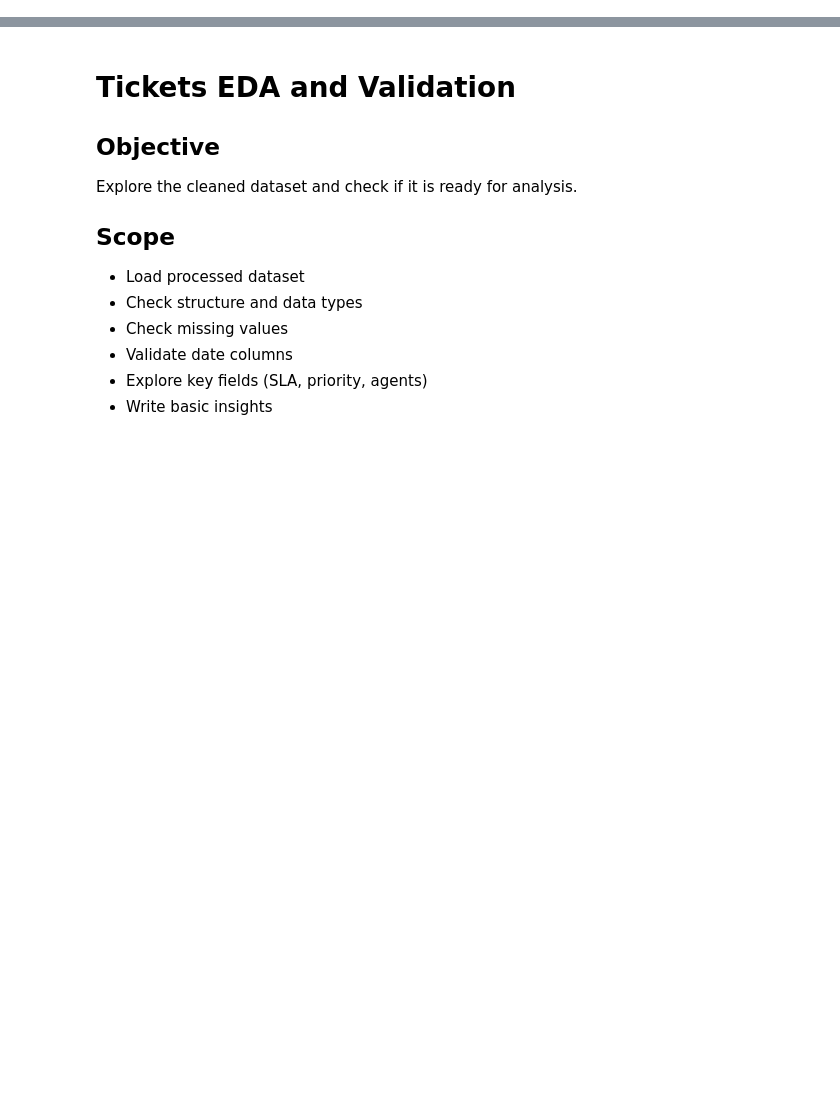
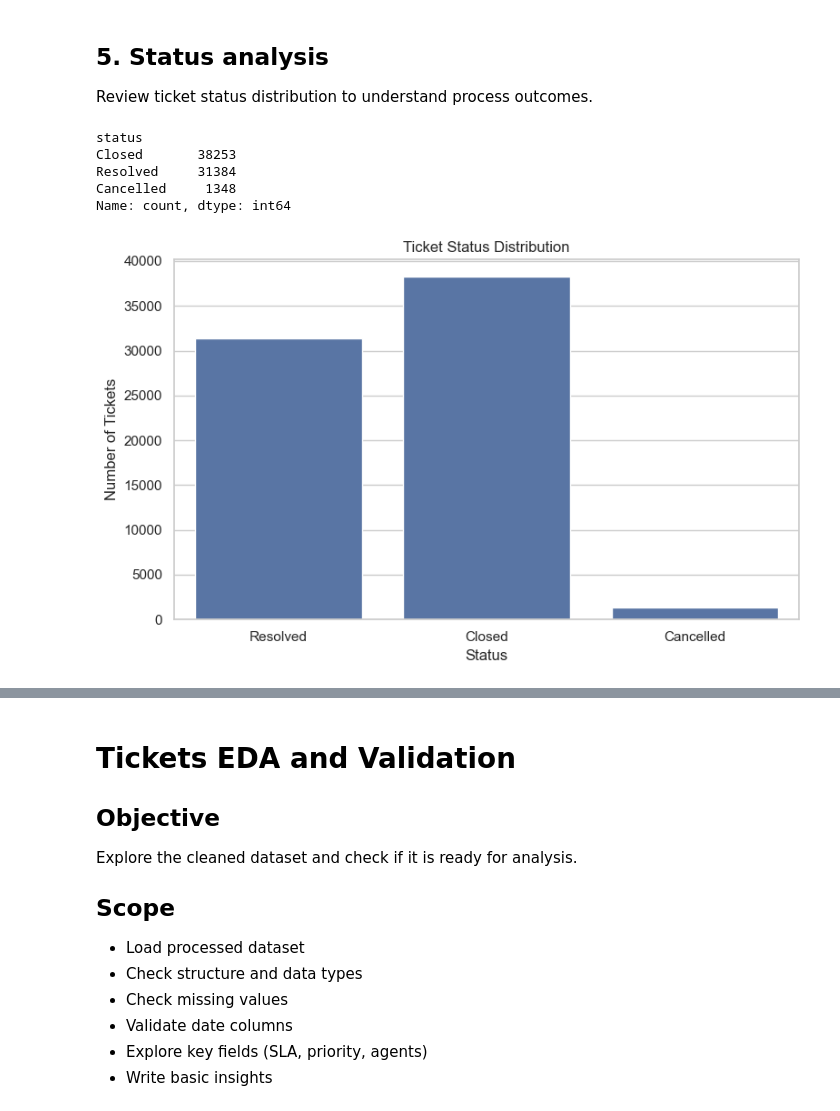
Before and after one commit to MartinMilevVenelinova/IT-Operations-Analytics, a Jupyter notebook: notebooks/01_eda_tickets.ipynb, the cells around one changed output, grey strips where cells are left out. Saved outputs shown, nothing was run; the diff lists cells and outputs as text; code cells hidden in the pictures; blank space fills up the shorter version.

```diff
--- a/notebooks/01_eda_tickets.ipynb
+++ b/notebooks/01_eda_tickets.ipynb
@@ -0,0 +253,26 @@
+# %% [markdown]
+## 5. Status analysis
+Review ticket status distribution to understand process outcomes.
+# %%
+df["status"].value_counts()
+# %% [output]
+status
+Closed       38253
+Resolved     31384
+Cancelled     1348
+Name: count, dtype: int64
+# %%
+plt.figure(figsize=(8,5))
+
+sns.countplot(x="status", data=df)
+
+plt.title("Ticket Status Distribution")
+plt.xlabel("Status")
+plt.ylabel("Number of Tickets")
+
+plt.tight_layout()
+plt.savefig("../reports/visuals/ticket_status_distribution.png", dpi=300, bbox_inches="tight")
+
+plt.show()
+# %% [output]
+[figure, added]
```
Also changed, not shown: parts of 45 cells of this notebook, 9 other files.
